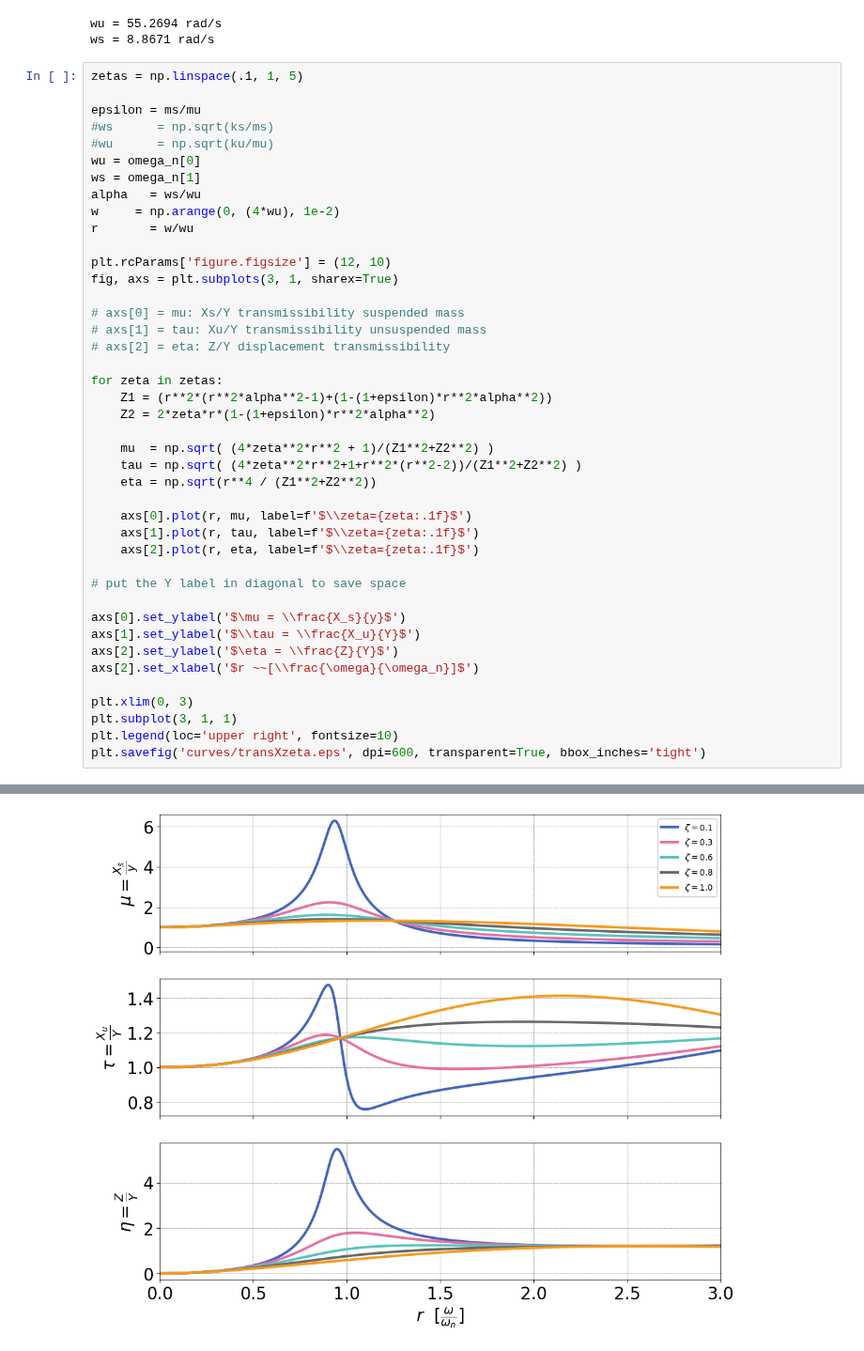
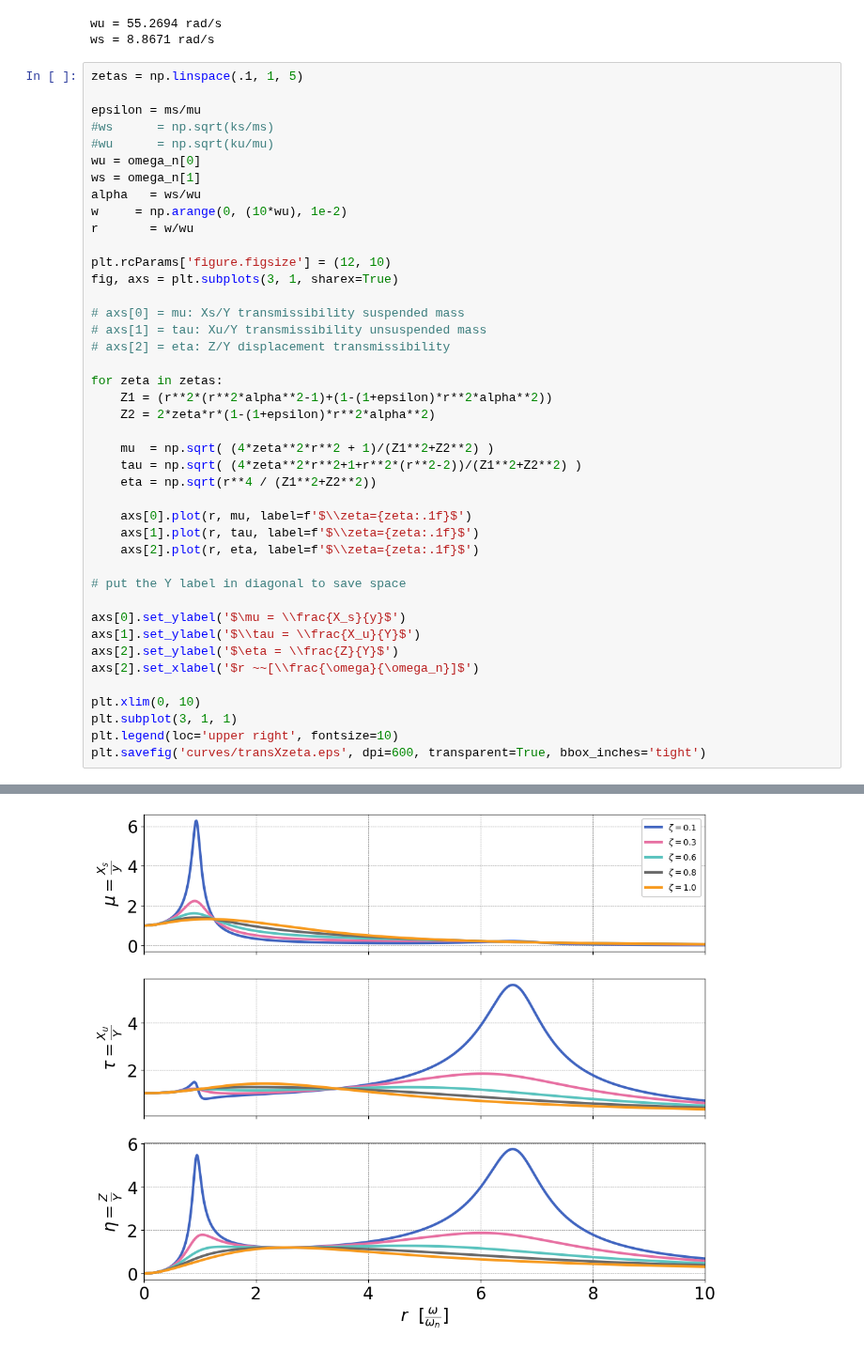
Before and after one commit to ErickNMA/vibrations, a Jupyter notebook: Atv_1_DV/parameter_variation/damping/transXzeta.ipynb, the cells around one changed output, grey strips where cells are left out. Shown at 94% size. Cells and saved outputs as stored; diff of their text form.

```diff
--- a/Atv_1_DV/parameter_variation/damping/transXzeta.ipynb
+++ b/Atv_1_DV/parameter_variation/damping/transXzeta.ipynb
@@ -68,39 +68,39 @@ epsilon = ms/mu
 wu = omega_n[0]
 ws = omega_n[1]
 alpha   = ws/wu
-w     = np.arange(0, (4*wu), 1e-2)
+w     = np.arange(0, (10*wu), 1e-2)
 r       = w/wu
 
 plt.rcParams['figure.figsize'] = (12, 10)
 fig, axs = plt.subplots(3, 1, sharex=True)
 
 # axs[0] = mu: Xs/Y transmissibility suspended mass
 # axs[1] = tau: Xu/Y transmissibility unsuspended mass
 # axs[2] = eta: Z/Y displacement transmissibility
 
 for zeta in zetas:
     Z1 = (r**2*(r**2*alpha**2-1)+(1-(1+epsilon)*r**2*alpha**2))
     Z2 = 2*zeta*r*(1-(1+epsilon)*r**2*alpha**2)
 
     mu  = np.sqrt( (4*zeta**2*r**2 + 1)/(Z1**2+Z2**2) )
     tau = np.sqrt( (4*zeta**2*r**2+1+r**2*(r**2-2))/(Z1**2+Z2**2) )
     eta = np.sqrt(r**4 / (Z1**2+Z2**2))
 
     axs[0].plot(r, mu, label=f'$\\zeta={zeta:.1f}$')
     axs[1].plot(r, tau, label=f'$\\zeta={zeta:.1f}$')
     axs[2].plot(r, eta, label=f'$\\zeta={zeta:.1f}$')
 
 # put the Y label in diagonal to save space
 
 axs[0].set_ylabel('$\mu = \\frac{X_s}{y}$')
 axs[1].set_ylabel('$\\tau = \\frac{X_u}{Y}$')
 axs[2].set_ylabel('$\eta = \\frac{Z}{Y}$')
 axs[2].set_xlabel('$r ~~[\\frac{\omega}{\omega_n}]$')
 
-plt.xlim(0, 3)
+plt.xlim(0, 10)
 plt.subplot(3, 1, 1)
 plt.legend(loc='upper right', fontsize=10)
 plt.savefig('curves/transXzeta.eps', dpi=600, transparent=True, bbox_inches='tight')
 # %% [output]
 The PostScript backend does not support transparency; partially transparent artists will be rendered opaque.
-[figure, old version]
+[figure, new version]
```
Also changed, not shown: 3 other files.
